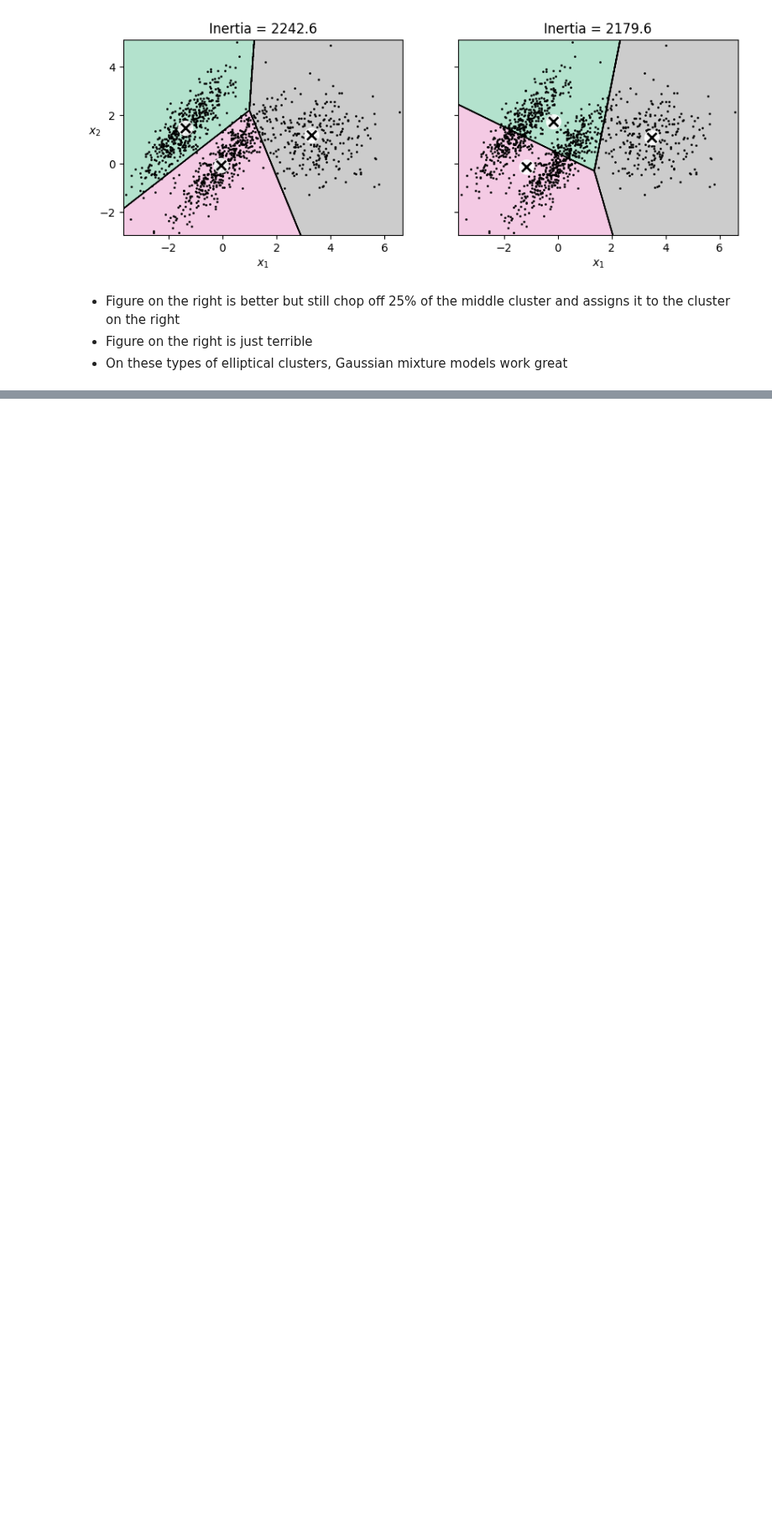
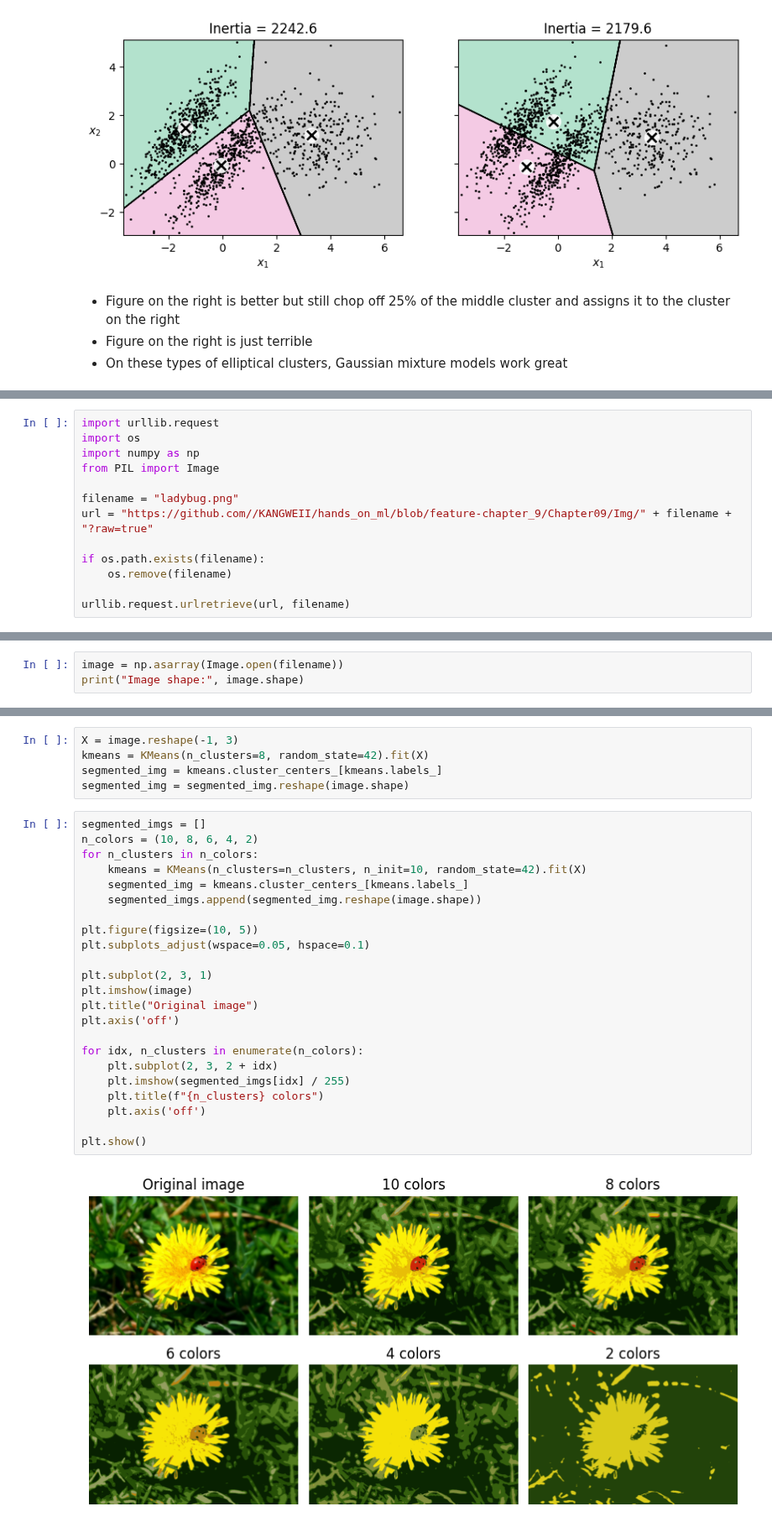
Before and after one commit to KANGWEII/hands_on_ml, a Jupyter notebook: Chapter09/unsupervised_learning_techniques.ipynb, the cells around one changed output, grey strips where cells are left out. Shown at 84% size. Cells and saved outputs as stored; diff of their text form; blank space fills up the shorter version.

```diff
--- a/Chapter09/unsupervised_learning_techniques.ipynb
+++ b/Chapter09/unsupervised_learning_techniques.ipynb
@@ -559,0 +571,13 @@ plt.show()
+# %%
+import urllib.request
+import os
+import numpy as np
+from PIL import Image
+
+filename = "ladybug.png"
+url = "https://github.com//KANGWEII/hands_on_ml/blob/feature-chapter_9/Chapter09/Img/" + filename + "?raw=true"
+
+if os.path.exists(filename):
+    os.remove(filename)
+
+urllib.request.urlretrieve(url, filename)
@@ -559,0 +586,3 @@ plt.show()
+# %%
+image = np.asarray(Image.open(filename))
+print("Image shape:", image.shape)
@@ -559,0 +591,30 @@ plt.show()
+# %%
+X = image.reshape(-1, 3)
+kmeans = KMeans(n_clusters=8, random_state=42).fit(X)
+segmented_img = kmeans.cluster_centers_[kmeans.labels_]
+segmented_img = segmented_img.reshape(image.shape)
+# %%
+segmented_imgs = []
+n_colors = (10, 8, 6, 4, 2)
+for n_clusters in n_colors:
+    kmeans = KMeans(n_clusters=n_clusters, n_init=10, random_state=42).fit(X)
+    segmented_img = kmeans.cluster_centers_[kmeans.labels_]
+    segmented_imgs.append(segmented_img.reshape(image.shape))
+
+plt.figure(figsize=(10, 5))
+plt.subplots_adjust(wspace=0.05, hspace=0.1)
+
+plt.subplot(2, 3, 1)
+plt.imshow(image)
+plt.title("Original image")
+plt.axis('off')
+
+for idx, n_clusters in enumerate(n_colors):
+    plt.subplot(2, 3, 2 + idx)
+    plt.imshow(segmented_imgs[idx] / 255)
+    plt.title(f"{n_clusters} colors")
+    plt.axis('off')
+
+plt.show()
+# %% [output]
+[figure, added]
```
Also changed, not shown: parts of 21 cells of this notebook.
